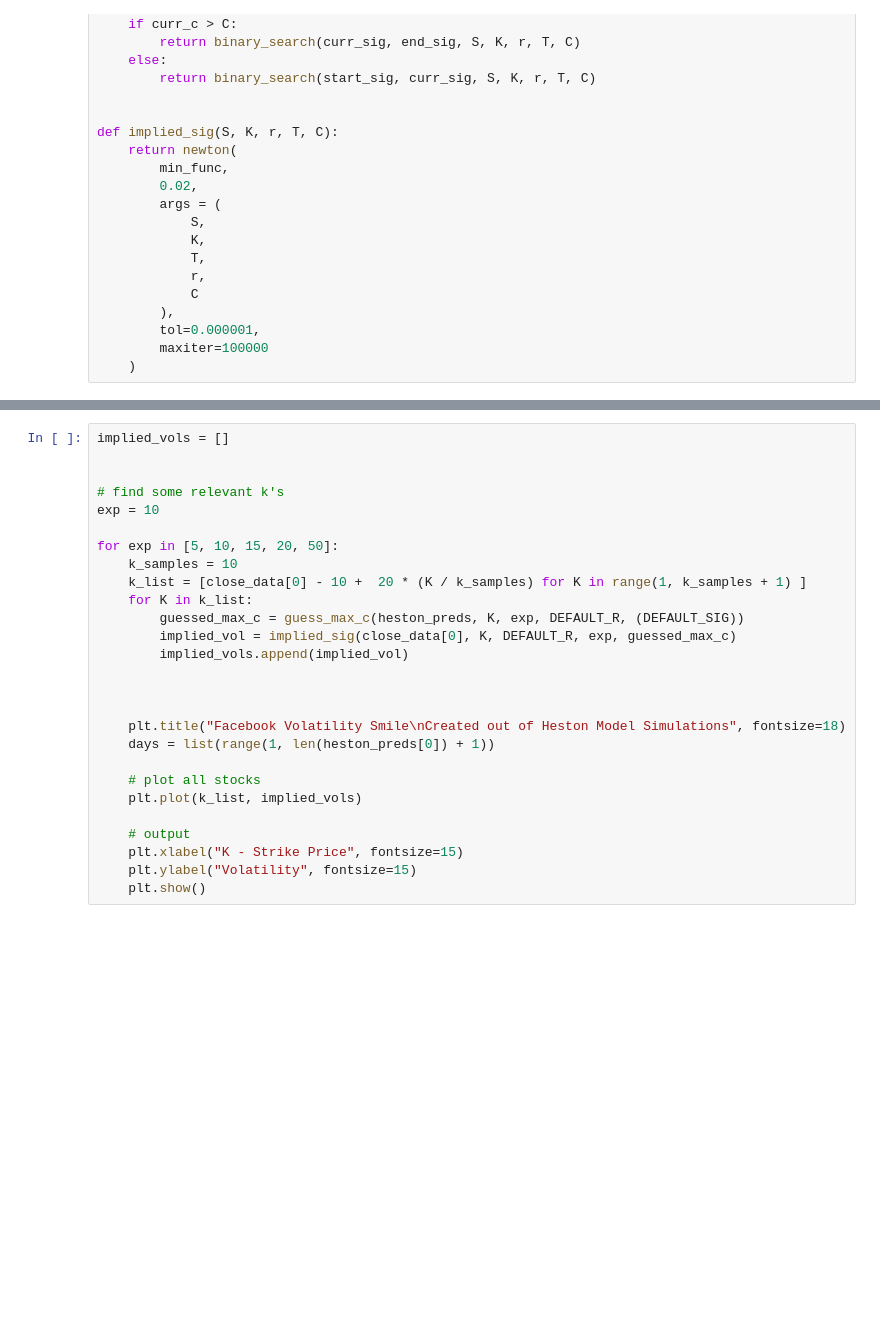
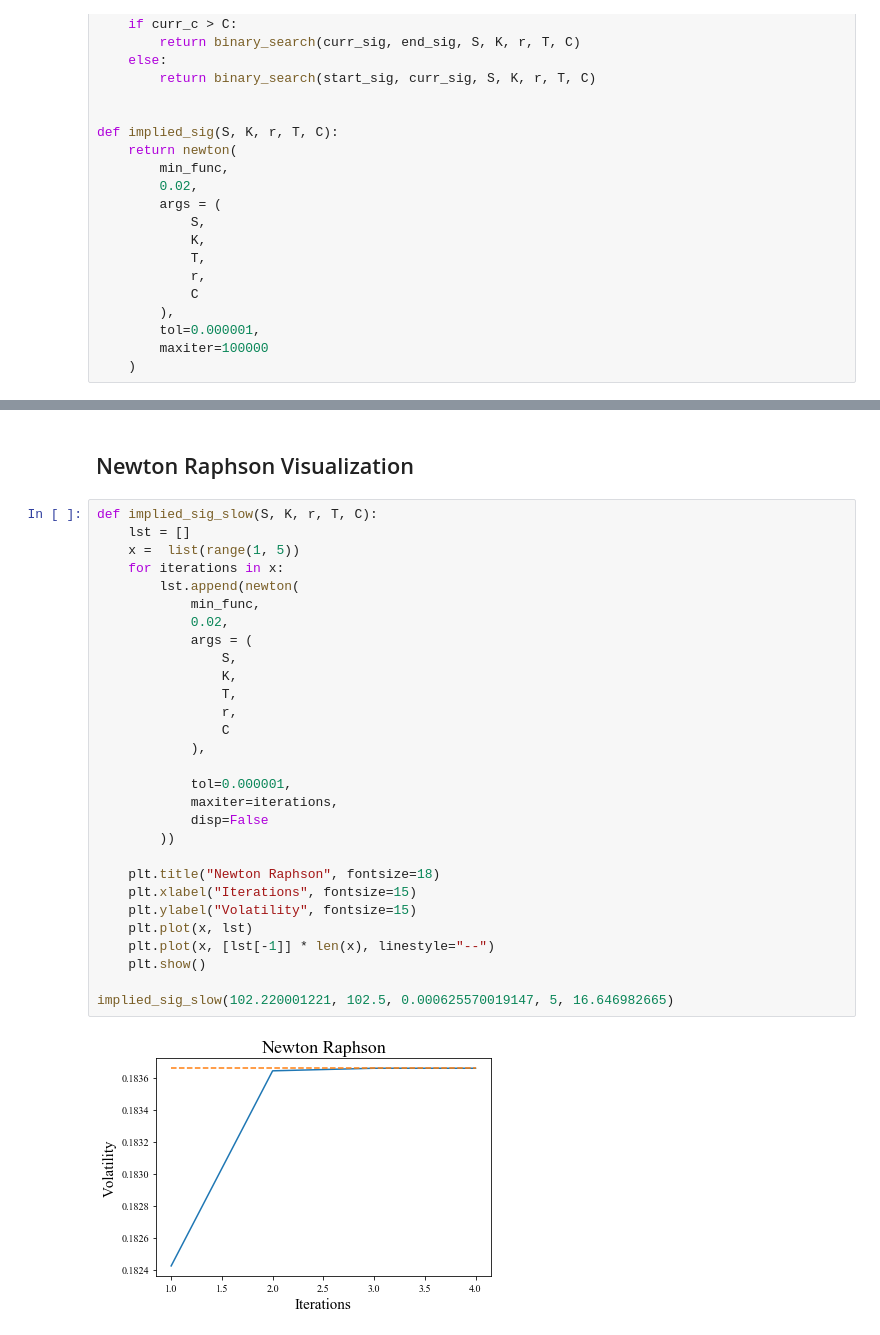
Before and after one commit to Royz2123/Heston-Model, a Jupyter notebook: Expansion - Heston Model.ipynb, the cells around one changed output, grey strips where cells are left out. Drawn from its saved outputs; the diff is of its cells as text; blank space fills up the shorter version.

```diff
--- a/Expansion - Heston Model.ipynb
+++ b/Expansion - Heston Model.ipynb
@@ -443,27 +445,33 @@ plt.show()
-# %%
-implied_vols = []
-
-
-# find some relevant k's
-exp = 10
-
-for exp in [5, 10, 15, 20, 50]:
-    k_samples = 10
-    k_list = [close_data[0] - 10 +  20 * (K / k_samples) for K in range(1, k_samples + 1) ]
-    for K in k_list:
-        guessed_max_c = guess_max_c(heston_preds, K, exp, DEFAULT_R, (DEFAULT_SIG))
-        implied_vol = implied_sig(close_data[0], K, DEFAULT_R, exp, guessed_max_c)
-        implied_vols.append(implied_vol)
-
-
-
-    plt.title("Facebook Volatility Smile\nCreated out of Heston Model Simulations", fontsize=18)
-    days = list(range(1, len(heston_preds[0]) + 1))
-
-    # plot all stocks
-    plt.plot(k_list, implied_vols)
-
-    # output
-    plt.xlabel("K - Strike Price", fontsize=15)
-    plt.ylabel("Volatility", fontsize=15)
-    plt.show()
+# %% [markdown]
+## Newton Raphson Visualization
+# %%
+def implied_sig_slow(S, K, r, T, C):
+    lst = []
+    x =  list(range(1, 5))
+    for iterations in x:
+        lst.append(newton(
+            min_func,
+            0.02,
+            args = (
+                S,
+                K,
+                T,
+                r,
+                C
+            ),
+
+            tol=0.000001,
+            maxiter=iterations,
+            disp=False
+        ))
+
+    plt.title("Newton Raphson", fontsize=18)
+    plt.xlabel("Iterations", fontsize=15)
+    plt.ylabel("Volatility", fontsize=15)
+    plt.plot(x, lst)
+    plt.plot(x, [lst[-1]] * len(x), linestyle="--")
+    plt.show()
+
+implied_sig_slow(102.220001221, 102.5, 0.000625570019147, 5, 16.646982665)
+# %% [output]
+[figure, added]
```
Also changed, not shown: parts of 11 cells of this notebook, 2 other files.
